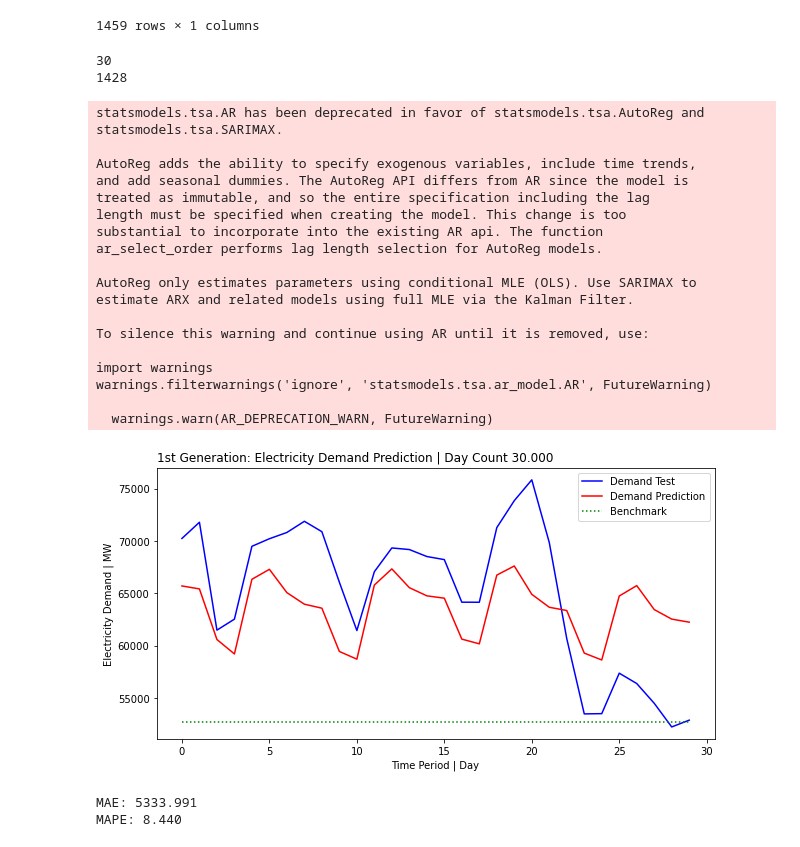
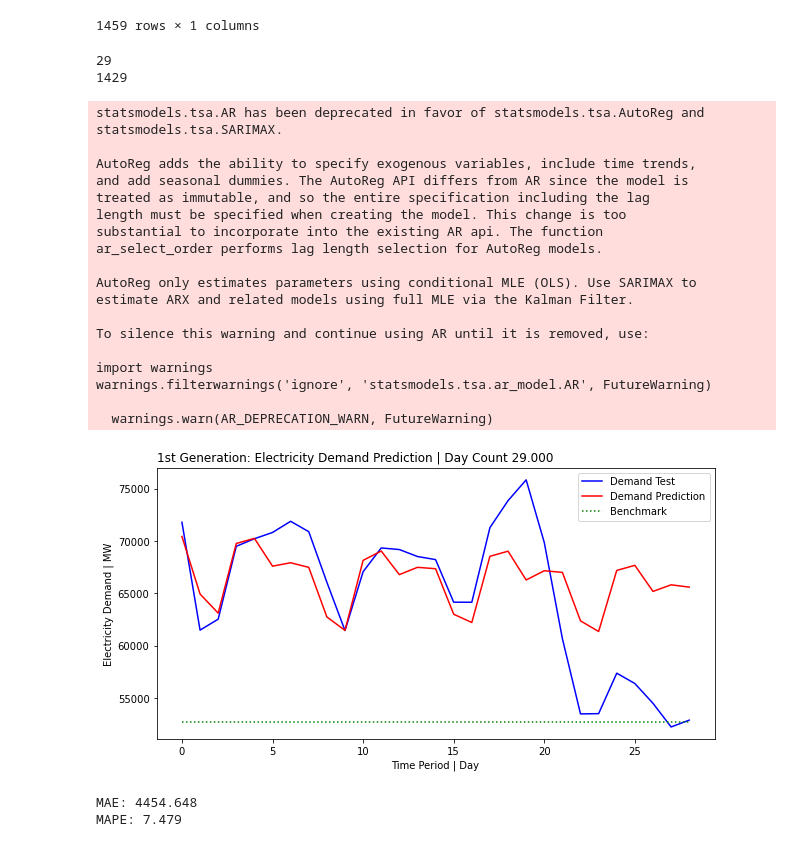
Before and after one commit to snowbalzz/Modeling, a Jupyter notebook: Gen1/Modeling.ipynb, the cells around one changed output. Drawn from its saved outputs; the diff is of its cells as text; code cells hidden in the pictures.

```diff
--- a/Gen1/Modeling.ipynb
+++ b/Gen1/Modeling.ipynb
@@ -58,7 +58,7 @@ df1
 #Further you go the least precises the Model prediction will be
 from sklearn.metrics import mean_absolute_percentage_error
 
-Period = 365
+Period = 29
 
 X = df1.values
 train, test = X[1:len(X)-Period], X[len(X)-Period:]
@@ -111,35 +111,35 @@ plt.show()
 
 mae = mean_absolute_error(test, predictions)
 print('MAE: %.3f' % mae)
 
 from sklearn.metrics import mean_absolute_percentage_error
 mape = mean_absolute_percentage_error(test, predictions) * 100
 print('MAPE: %.3f' % mape)
 
 # mae = mean_absolute_error(test, mean)
 # print('Mean Absolute Error of Benchmark: %.3f' % mae)
 # %% [output]
-30
-1428
+29
+1429
 statsmodels.tsa.AR has been deprecated in favor of statsmodels.tsa.AutoReg and
 statsmodels.tsa.SARIMAX.
 
 AutoReg adds the ability to specify exogenous variables, include time trends,
 and add seasonal dummies. The AutoReg API differs from AR since the model is
 treated as immutable, and so the entire specification including the lag
 length must be specified when creating the model. This change is too
 substantial to incorporate into the existing AR api. The function
 ar_select_order performs lag length selection for AutoReg models.
 
 AutoReg only estimates parameters using conditional MLE (OLS). Use SARIMAX to
 estimate ARX and related models using full MLE via the Kalman Filter.
 
 To silence this warning and continue using AR until it is removed, use:
 
 import warnings
 warnings.filterwarnings('ignore', 'statsmodels.tsa.ar_model.AR', FutureWarning)
 
   warnings.warn(AR_DEPRECATION_WARN, FutureWarning)
-[figure, old version]
+[figure, new version]
-MAE: 5333.991
-MAPE: 8.440
+MAE: 4454.648
+MAPE: 7.479
```
Also changed, not shown: 4 other files.
